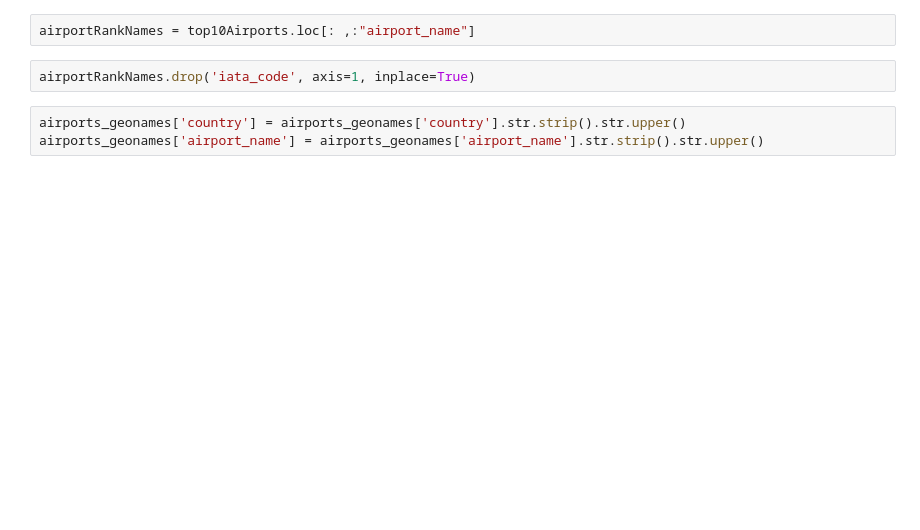
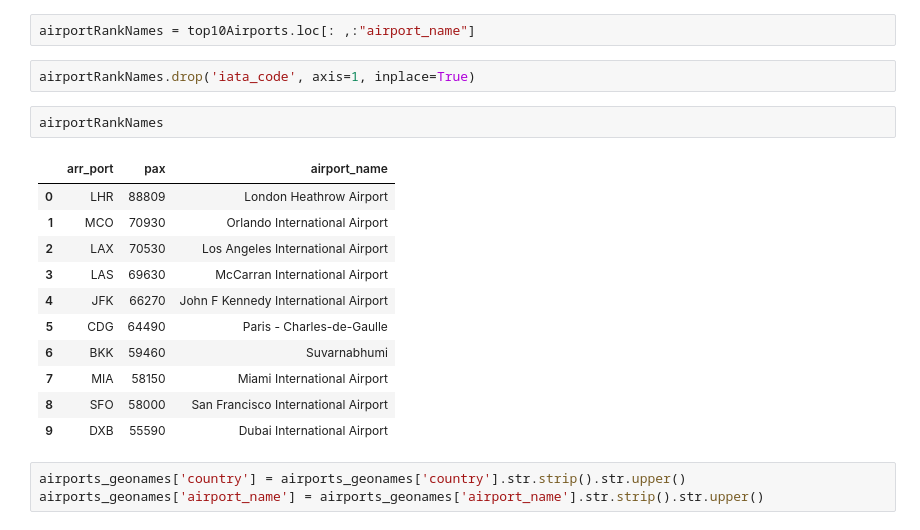
Before and after one commit to edsrc/travelers, a Jupyter notebook: travelXplor.ipynb, the cells around one changed output. Saved outputs shown, nothing was run; the diff lists cells and outputs as text; blank space fills up the shorter version.

```diff
--- a/travelXplor.ipynb
+++ b/travelXplor.ipynb
@@ -39,6 +92,20 @@ top10Airports = pd.merge(top10Airports, airports_geonames, how='left', left_on='
 airportRankNames = top10Airports.loc[: ,:"airport_name"]
 # %%
 airportRankNames.drop('iata_code', axis=1, inplace=True)
+# %%
+airportRankNames
+# %% [output]
+|  | arr_port | pax | airport_name |
+| 0 | LHR | 88809 | London Heathrow Airport |
+| 1 | MCO | 70930 | Orlando International Airport |
+| 2 | LAX | 70530 | Los Angeles International Airport |
+| 3 | LAS | 69630 | McCarran International Airport |
+| 4 | JFK | 66270 | John F Kennedy International Airport |
+| 5 | CDG | 64490 | Paris - Charles-de-Gaulle |
+| 6 | BKK | 59460 | Suvarnabhumi |
+| 7 | MIA | 58150 | Miami International Airport |
+| 8 | SFO | 58000 | San Francisco International Airport |
+| 9 | DXB | 55590 | Dubai International Airport |
 # %%
 airports_geonames['country'] = airports_geonames['country'].str.strip().str.upper()
 airports_geonames['airport_name'] = airports_geonames['airport_name'].str.strip().str.upper()
```
Also changed, not shown: parts of 34 cells of this notebook.
